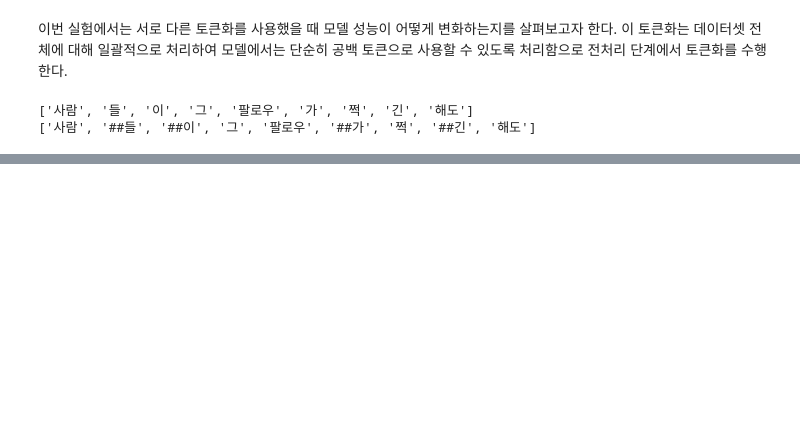
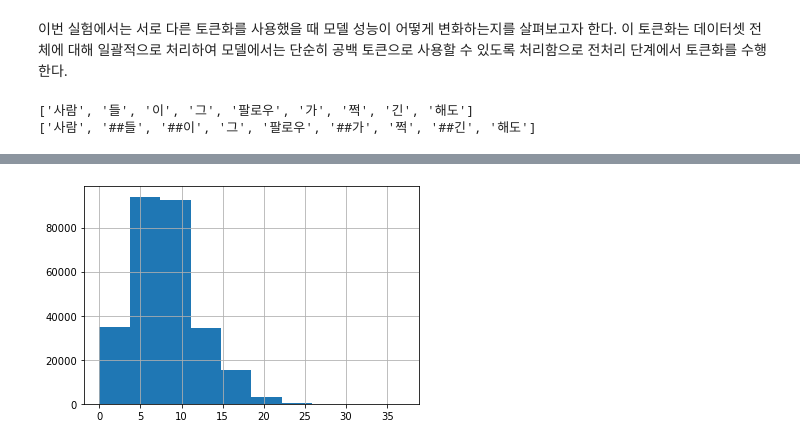
Before and after one commit to BlessingDev/NLP-Standard-Dialect-Translation, a Jupyter notebook: EDA/EDA4.ipynb, the cells around one changed output, grey strips where cells are left out. Saved outputs shown, nothing was run; the diff lists cells and outputs as text; code cells hidden in the pictures; blank space fills up the shorter version.

```diff
--- a/EDA/EDA4.ipynb
+++ b/EDA/EDA4.ipynb
@@ -526,0 +654,7 @@ sampled_df.to_csv("../datas/output/jeonla_dialect_data_형태소.csv")
+# %%
+df["방언"] = df["방언"].str.replace(r"\&name[0-9]\&", "name", regex=True)
+df["방언"] = df["방언"].str.replace(r"\&address[0-9]\&", "address", regex=True)
+df["방언"] = df["방언"].str.replace(r"\&company-name[0-9]\&", "companyname", regex=True)
+df["방언"] = df["방언"].str.replace(r"\&companyname[0-9]\&", "companyname", regex=True)
+
+df[대체어_위치_방언]
@@ -526,0 +675,7 @@ sampled_df.to_csv("../datas/output/jeonla_dialect_data_형태소.csv")
+# %%
+df["표준어"] = df["표준어"].str.replace(r"\&name[0-9]\&", "name", regex=True)
+df["표준어"] = df["표준어"].str.replace(r"\&address[0-9]\&", "address", regex=True)
+df["표준어"] = df["표준어"].str.replace(r"\&company-name[0-9]\&", "companyname", regex=True)
+df["표준어"] = df["표준어"].str.replace(r"\&companyname[0-9]\&", "companyname", regex=True)
+
+df[대체어_위치_표준어]
@@ -526,0 +696,3 @@ sampled_df.to_csv("../datas/output/jeonla_dialect_data_형태소.csv")
+# %%
+df["길이"] = [min(len(dia.split()), len(stan.split())) for dia, stan in zip(df["방언"], df["표준어"])]
+df["길이"]
@@ -526,0 +712,4 @@ sampled_df.to_csv("../datas/output/jeonla_dialect_data_형태소.csv")
+# %%
+ax = df["길이"].hist()
+# %% [output]
+[figure, added]
```
Also changed, not shown: parts of 83 cells of this notebook, 13 other files.
